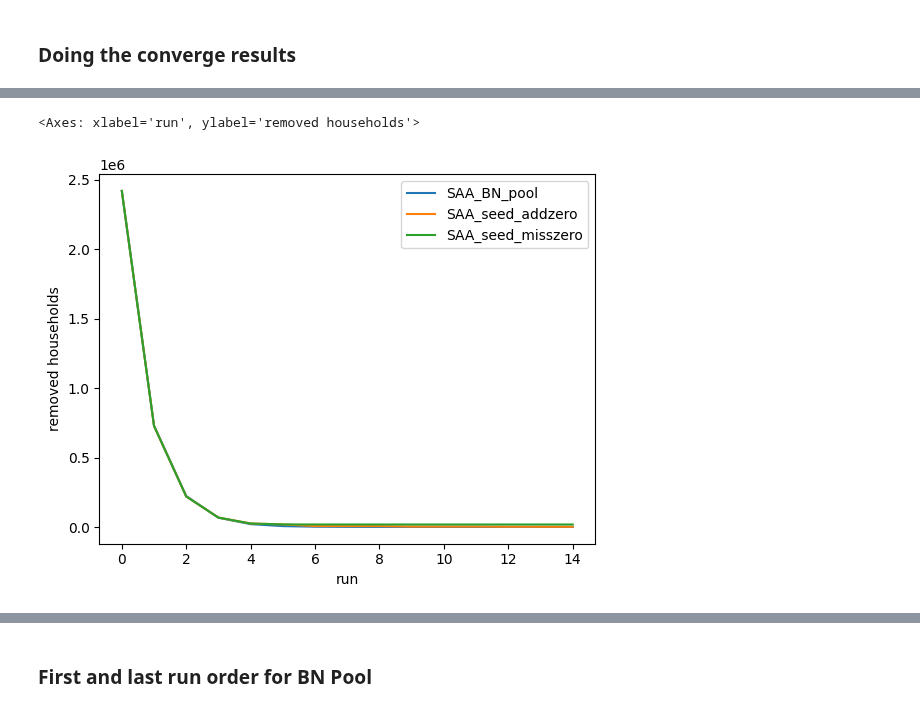
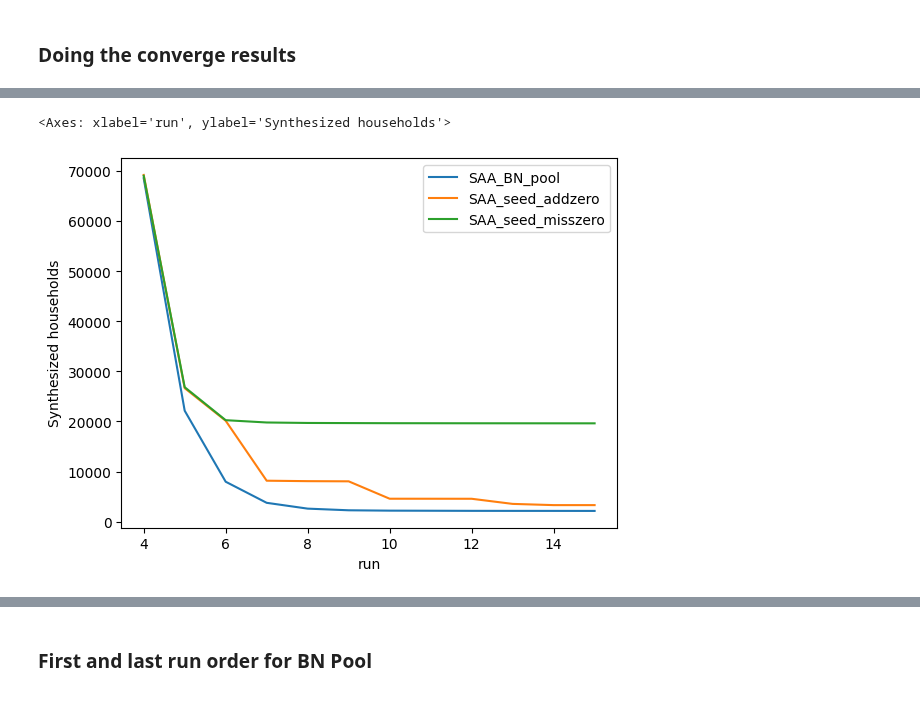
Before and after one commit to bobkatla/PopSyn_Monash, a Jupyter notebook: PopSynthesis/Analyse/general_converge.ipynb, the cells around one changed output, grey strips where cells are left out. Cells and saved outputs as stored; diff of their text form; code cells hidden in the pictures.

```diff
--- a/PopSynthesis/Analyse/general_converge.ipynb
+++ b/PopSynthesis/Analyse/general_converge.ipynb
@@ -19,3 +19,7 @@ color_code = {
     "SAA_seed_addzero": "#ff7f0e",
     "SAA_seed_misszero": "#2ca02c"
 }
+# %%
+rm_hh_df = pd.DataFrame(rm_hh_for_each)
+rm_hh_df.index = range(1, len(rm_hh_df)+1)
+rm_hh_df.plot(kind="line", xlabel="run", ylabel="Synthesized households", color=[color_code[col] for col in rm_hh_df.columns])
@@ -22,6 +29,5 @@ color_code = {
 # %%
-rm_hh_df = pd.DataFrame(rm_hh_for_each)
-rm_hh_df.plot(kind="line", xlabel="run", ylabel="removed households", color=[color_code[col] for col in rm_hh_df.columns])
+rm_hh_df[3:].plot(kind="line", xlabel="run", ylabel="Synthesized households", color=[color_code[col] for col in rm_hh_df.columns])
 # %% [output]
-<Axes: xlabel='run', ylabel='removed households'>
+<Axes: xlabel='run', ylabel='Synthesized households'>
-[figure, old version]
+[figure, new version]
```
Also changed, not shown: parts of 2 cells of this notebook, 1 other file.
